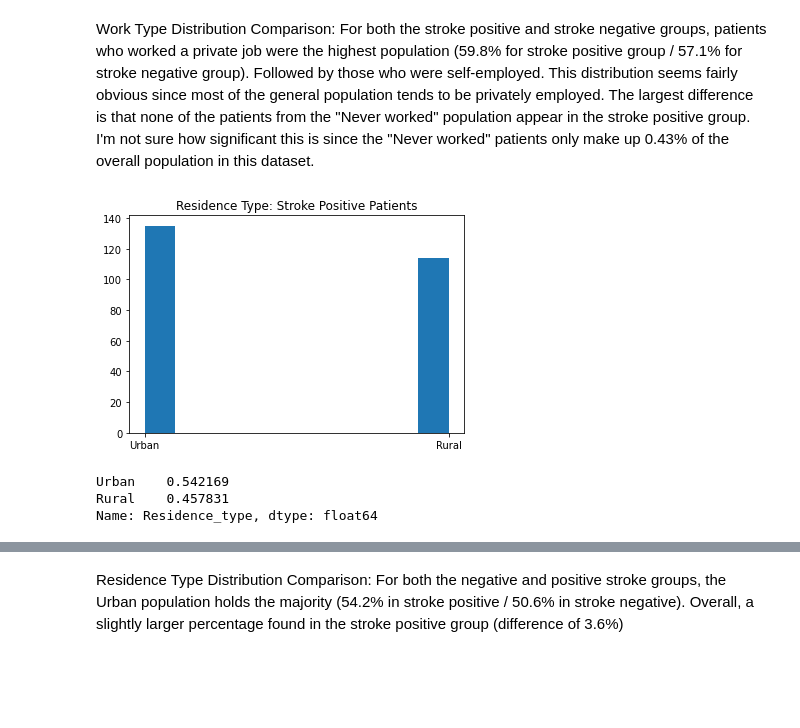
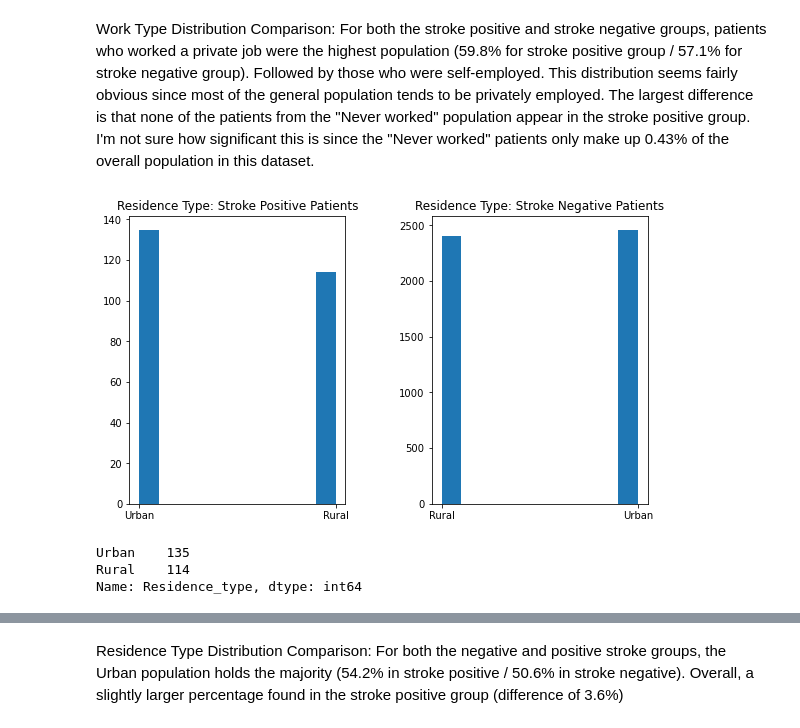
Before and after one commit to juliaechap/Capstone-2, a Jupyter notebook: EDA - Capstone 2 .ipynb, the cells around one changed output, grey strips where cells are left out. Drawn from its saved outputs; the diff is of its cells as text; code cells hidden in the pictures; blank space fills up the shorter version.

```diff
--- a/EDA - Capstone 2 .ipynb
+++ b/EDA - Capstone 2 .ipynb
@@ -183,14 +172,18 @@ Never_worked     0.004305
 Name: work_type, dtype: float64
 # %% [markdown]
 Work Type Distribution Comparison: For both the stroke positive and stroke negative groups, patients who worked a private job were the highest population (59.8% for stroke positive group / 57.1% for stroke negative group). Followed by those who were self-employed. This distribution seems fairly obvious since most of the general population tends to be privately employed. The largest difference is that none of the patients from the "Never worked" population appear in the stroke positive group. I'm not sure how significant this is since the "Never worked" patients only make up 0.43% of the overall population in this dataset.
-# %%
-_=plt.hist(df_stroke_pos['Residence_type'])
-plt.title('Residence Type: Stroke Positive Patients');
-# %% [output]
-[figure, removed]
+# %%
+figs, (ax1,ax2) = plt.subplots(1,2)
+ax1.hist(df_stroke_pos['Residence_type'])
+ax2.hist(df_stroke_neg['Residence_type'])
+ax1.set_title('Residence Type: Stroke Positive Patients')
+ax2.set_title('Residence Type: Stroke Negative Patients')
+plt.subplots_adjust(left = 0.1, bottom=0.1 ,right=1.3, top=1.1,wspace=0.4, hspace=0.4)
+# %% [output]
+[figure, added]
 # %%
-df_stroke_pos['Residence_type'].value_counts(normalize=True)
+df_stroke_pos['Residence_type'].value_counts()
 # %% [output]
-Urban    0.542169
-Rural    0.457831
-Name: Residence_type, dtype: float64
+Urban    135
+Rural    114
+Name: Residence_type, dtype: int64
```
Also changed, not shown: parts of 67 cells of this notebook.
